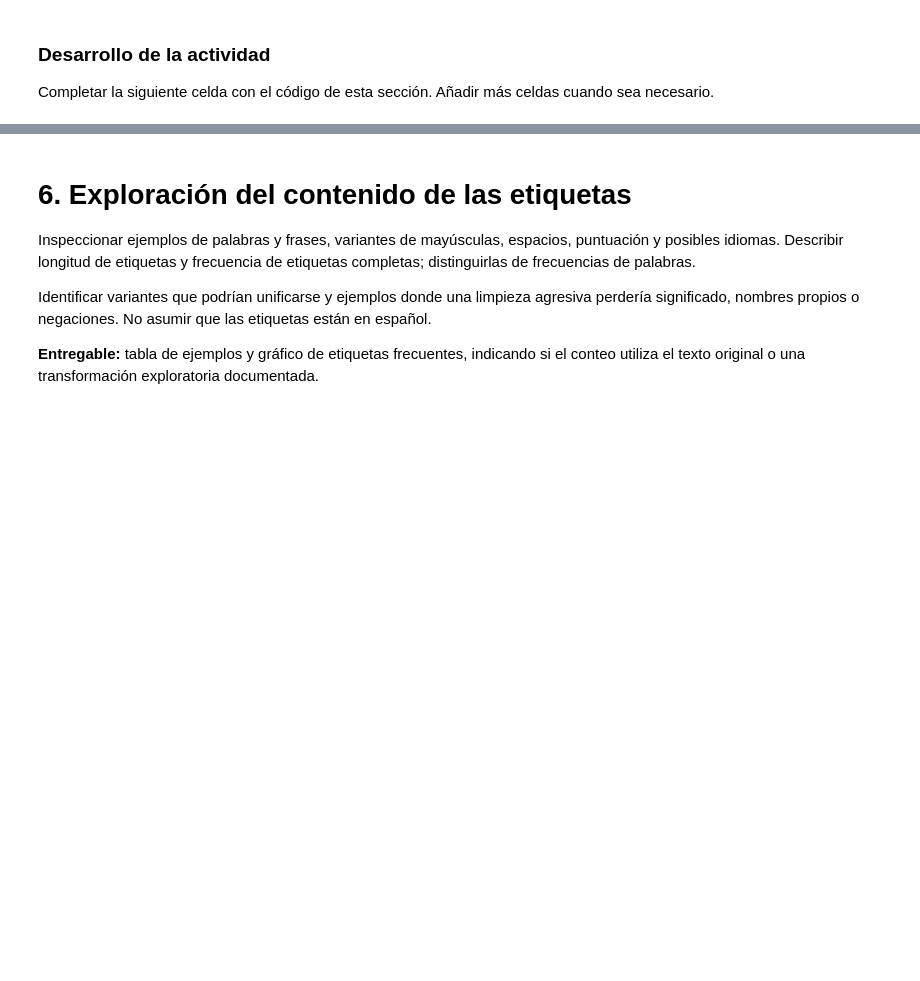
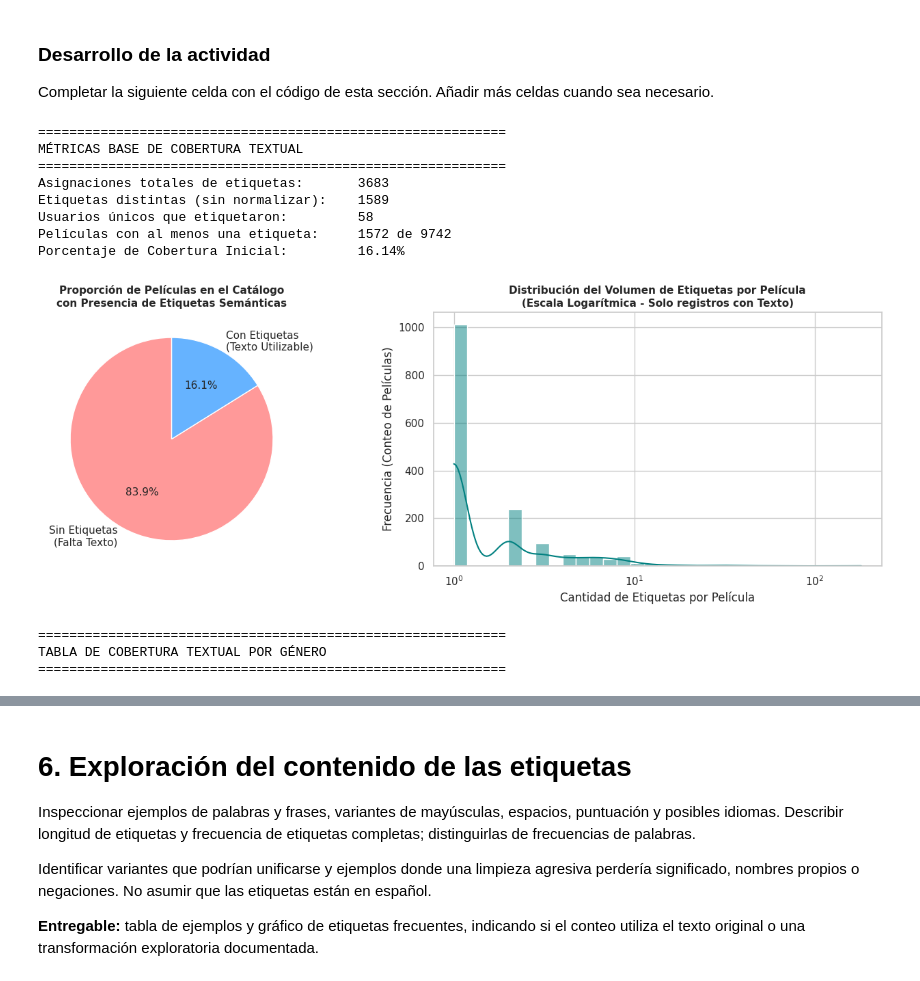
Before and after one commit to MarcoGhoul/CC219-TP-TF-2026-2-CC92, a Jupyter notebook: code/02_eda_visualizacion.ipynb, the cells around one changed output, grey strips where cells are left out. Saved outputs shown, nothing was run; the diff lists cells and outputs as text; code cells hidden in the pictures; blank space fills up the shorter version.

```diff
--- a/code/02_eda_visualizacion.ipynb
+++ b/code/02_eda_visualizacion.ipynb
@@ -123,3 +517,81 @@ Reportar también cobertura por género y, si resulta útil, entre películas co
 ### Desarrollo de la actividad
 
 Completar la siguiente celda con el código de esta sección. Añadir más celdas cuando sea necesario.
+# %%
+# 1. Declarar tratamiento y limpiar textos compuestos solo por espacios o nulos
+tags['tag'] = tags['tag'].fillna('').astype(str)
+tags_validos = tags[tags['tag'].str.strip().ne("")]
+
+# 2. Métricas de volumen textual solicitadas
+total_asignaciones = len(tags_validos)
+etiquetas_distintas = tags_validos['tag'].nunique()
+usuarios_que_etiquetan = tags_validos['userId'].nunique()
+peliculas_etiquetadas = tags_validos['movieId'].nunique()
+total_peliculas = len(movies)
+
+# 3. Calcular cobertura inicial
+cobertura_inicial = (peliculas_etiquetadas / total_peliculas) * 100
+
+print("="*60)
+print("MÉTRICAS BASE DE COBERTURA TEXTUAL")
+print("="*60)
+print(f"Asignaciones totales de etiquetas:       {total_asignaciones}")
+print(f"Etiquetas distintas (sin normalizar):    {etiquetas_distintas}")
+print(f"Usuarios únicos que etiquetaron:         {usuarios_que_etiquetan}")
+print(f"Películas con al menos una etiqueta:     {peliculas_etiquetadas} de {total_peliculas}")
+print(f"Porcentaje de Cobertura Inicial:         {cobertura_inicial:.2f}%")
+
+# 4. Medir cantidad de etiquetas por película y preparar distribución
+tags_per_movie = tags_validos.groupby('movieId').size().reindex(movies['movieId'], fill_value=0)
+
+# 5. Generar Gráficos del Entregable
+fig, axes = plt.subplots(1, 2, figsize=(14, 5))
+
+# Gráfico A: Películas con vs sin etiquetas (Pastel o Barras)
+con_sin_tags = pd.Series({
+    'Sin Etiquetas\n(Falta Texto)': total_peliculas - peliculas_etiquetadas,
+    'Con Etiquetas\n(Texto Utilizable)': peliculas_etiquetadas
+})
+axes[0].pie(con_sin_tags, labels=con_sin_tags.index, autopct='%1.1f%%', colors=['#ff9999','#66b3ff'], startangle=90)
+axes[0].set_title('Proporción de Películas en el Catálogo\ncon Presencia de Etiquetas Semánticas', fontsize=11, fontweight='bold')
+
+# Gráfico B: Distribución de cantidad de etiquetas por película (Solo las que tienen)
+sns.histplot(tags_per_movie[tags_per_movie > 0], bins=30, kde=True, ax=axes[1], color='teal', log_scale=True)
+axes[1].set_title('Distribución del Volumen de Etiquetas por Película\n(Escala Logarítmica - Solo registros con Texto)', fontsize=11, fontweight='bold')
+axes[1].set_xlabel('Cantidad de Etiquetas por Película')
+axes[1].set_ylabel('Frecuencia (Conteo de Películas)')
+plt.tight_layout()
+plt.show()
+
+# 6. Calcular cobertura por género cinematográfico
+movies_expanded = movies.copy()
+movies_expanded['genres'] = movies_expanded['genres'].str.split('|')
+movies_expanded = movies_expanded.explode('genres')
+
+# Marcar pertenencia de etiquetas sin duplicar conteos
+movies_expanded['tiene_tag'] = movies_expanded['movieId'].isin(tags_validos['movieId'])
+
+cobertura_generos = movies_expanded.groupby('genres').agg(
+    Total_Peliculas=('movieId', 'count'),
+    Peliculas_Con_Tag=('tiene_tag', 'sum')
+)
+cobertura_generos['Porcentaje_Cobertura'] = (cobertura_generos['Peliculas_Con_Tag'] / cobertura_generos['Total_Peliculas']) * 100
+cobertura_generos = cobertura_generos.sort_values(by='Porcentaje_Cobertura', ascending=False).reset_index()
+
+print("\n" + "="*60)
+print("TABLA DE COBERTURA TEXTUAL POR GÉNERO")
+print("="*60)
+display(cobertura_generos.round(2))
+# %% [output]
+============================================================
+MÉTRICAS BASE DE COBERTURA TEXTUAL
+============================================================
+Asignaciones totales de etiquetas:       3683
+Etiquetas distintas (sin normalizar):    1589
+Usuarios únicos que etiquetaron:         58
+Películas con al menos una etiqueta:     1572 de 9742
+Porcentaje de Cobertura Inicial:         16.14%
+[figure, added]
+============================================================
+TABLA DE COBERTURA TEXTUAL POR GÉNERO
+============================================================
```
Also changed, not shown: parts of 16 cells of this notebook.
